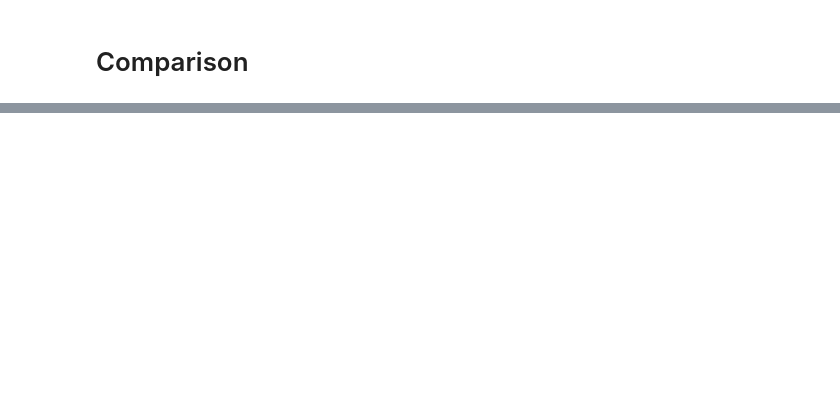
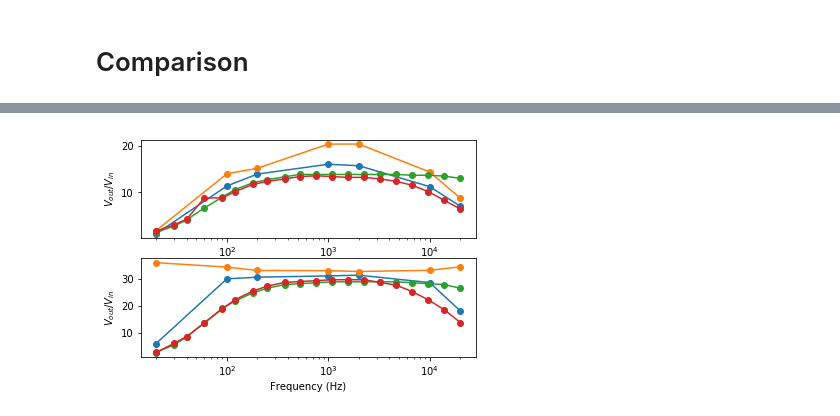
Before and after one commit to Tausand-dev/AudioAmplifierData, a Jupyter notebook: Results.ipynb, the cells around one changed output, grey strips where cells are left out. Saved outputs shown, nothing was run; the diff lists cells and outputs as text; code cells hidden in the pictures; blank space fills up the shorter version.

```diff
--- a/Results.ipynb
+++ b/Results.ipynb
@@ -70,0 +94,22 @@ plt.show()
+# %%
+fig, axes = plt.subplots(2)
+
+for k in range(2):
+    ax = axes[k]
+    for j in range(4):
+        i = j + 1
+        exec("freq = amp%d[:, 0]"%i)
+        exec("rel = rel%d[:, %d + 1]"%(i, k))
+
+        ax.plot(freq, rel, "-o")
+
+    ax.set_xlabel("Frequency (Hz)")
+    ax.set_ylabel("$V_{out}/V_{in}$")
+
+    ax.xaxis.set_major_formatter(EngFormatter())
+    ax.set_xscale('log')
+
+fig.savefig("All_amps_plot.pdf")
+plt.show()
+# %% [output]
+[figure, added]
```
Also changed, not shown: parts of 8 cells of this notebook, 10 other files.
